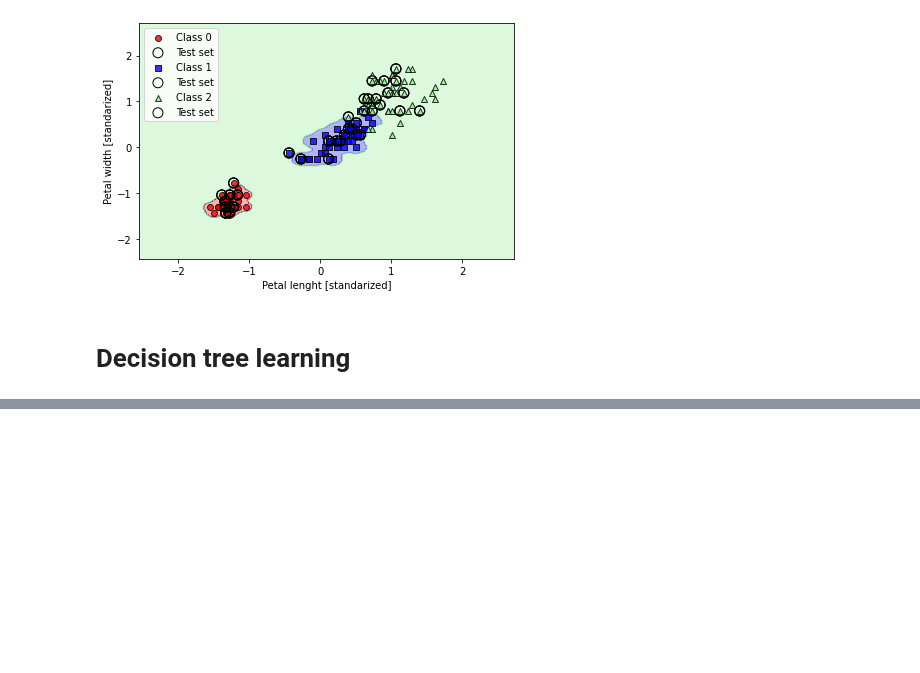
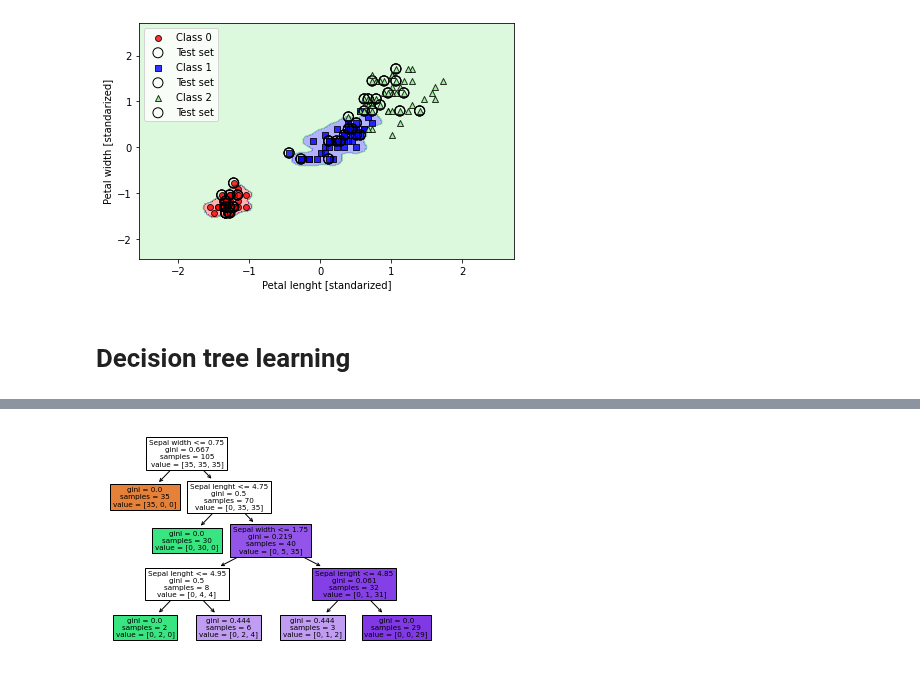
Before and after one commit to robb666/nn, a Jupyter notebook: Machine Learning With PyTorch and Scikit-Learn/Chapter 3.ipynb, the cells around one changed output, grey strips where cells are left out. Saved outputs shown, nothing was run; the diff lists cells and outputs as text; code cells hidden in the pictures; blank space fills up the shorter version.

```diff
--- a/Machine Learning With PyTorch and Scikit-Learn/Chapter 3.ipynb
+++ b/Machine Learning With PyTorch and Scikit-Learn/Chapter 3.ipynb
@@ -452,0 +523,11 @@ plt.ylabel('Entropy')
+# %%
+from sklearn import tree
+
+feature_names = ['Sepal lenght', 'Sepal width',
+                 'Petal lenght', 'Petal width']
+tree.plot_tree(tree_model,
+              feature_names=feature_names,
+              filled=True)
+plt.show()
+# %% [output]
+[figure, added]
```
Also changed, not shown: parts of 3 cells of this notebook.
